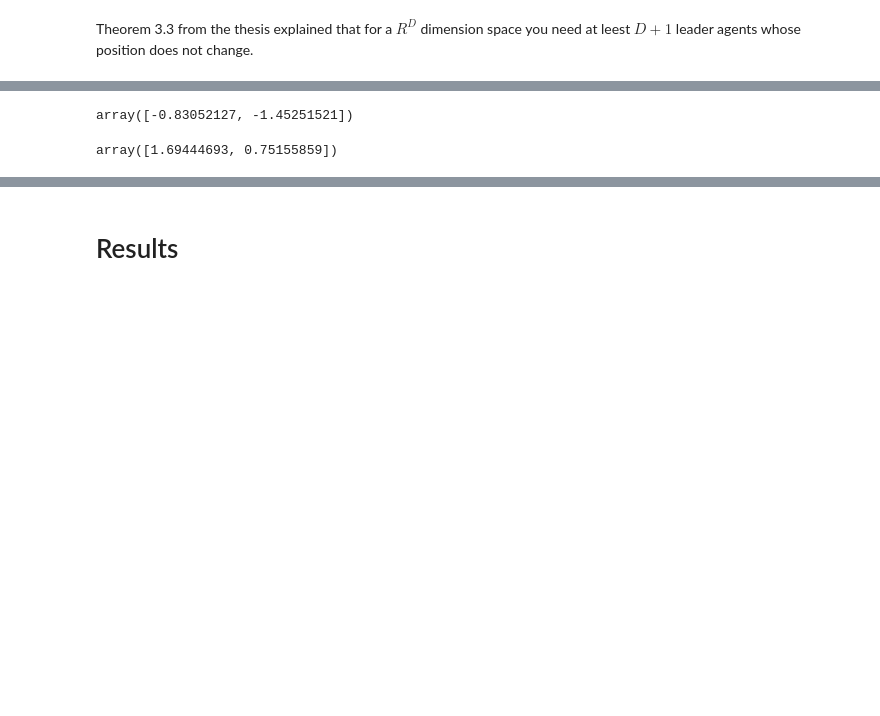
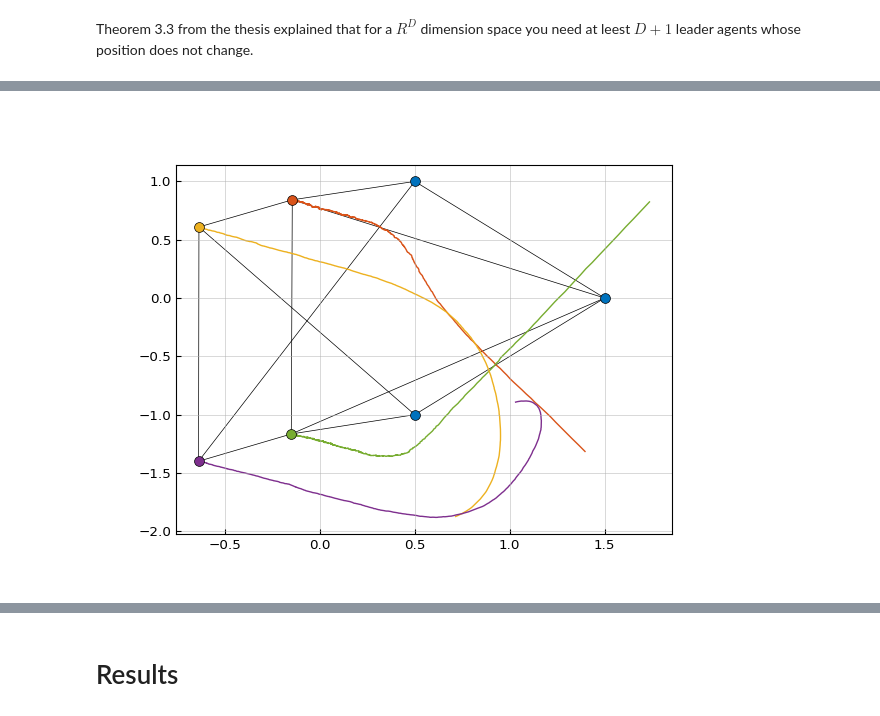
Before and after one commit to wilbertras/drone_swarms, a Jupyter notebook: main.ipynb, the cells around one changed output, grey strips where cells are left out. Cells and saved outputs as stored; diff of their text form; code cells hidden in the pictures; blank space fills up the shorter version.

```diff
--- a/main.ipynb
+++ b/main.ipynb
@@ -15,8 +15,8 @@ colors = ['b', 'o', 'y', 'p', 'g', 'lb', 'r']
 # %%
 mat_file_path = './FC_data/data.mat'
 mat_data = scipy.io.loadmat(mat_file_path)
-K = 1000                                       # number of iterations
-T = 10                                         # number of noisy measurements
+K = 10000                                       # number of iterations
+T = 10                                        # number of noisy measurements
 L = mat_data['L']                               # NxN edge weights
 M = 12                                          # number of edges
 N = 7                                           # number of agents
@@ -230,9 +160,0 @@ array([[1.33081675, 1.96111432],
-# %%
-u = l_i @ z_est
-u
-# %% [output]
-array([-0.83052127, -1.45251521])
-# %%
-z_i + dt * u
-# %% [output]
-array([1.69444693, 0.75155859])
@@ -238,0 +165,11 @@ array([1.69444693, 0.75155859])
+# %%
+P = 10
+z4 = np.zeros((K,D,N,P))
+for p in range(P):
+    z4[:,:,:,p] = formation4(add_noise=True, estimator='mle')
+# %%
+mean = np.mean(z4, axis=3)
+fig, ax = plt.subplots()
+plot_formation2(mean, ax)
+# %% [output]
+[figure, added]
```
Also changed, not shown: parts of 23 cells of this notebook.
